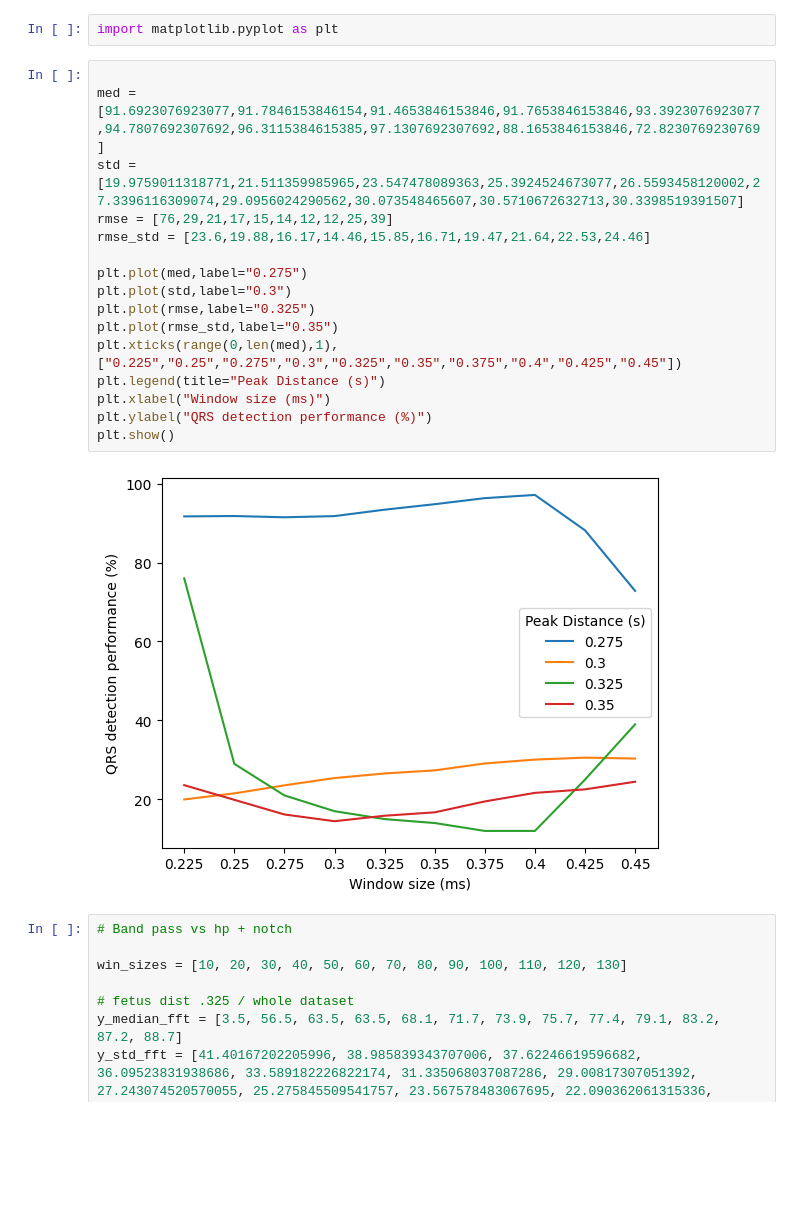
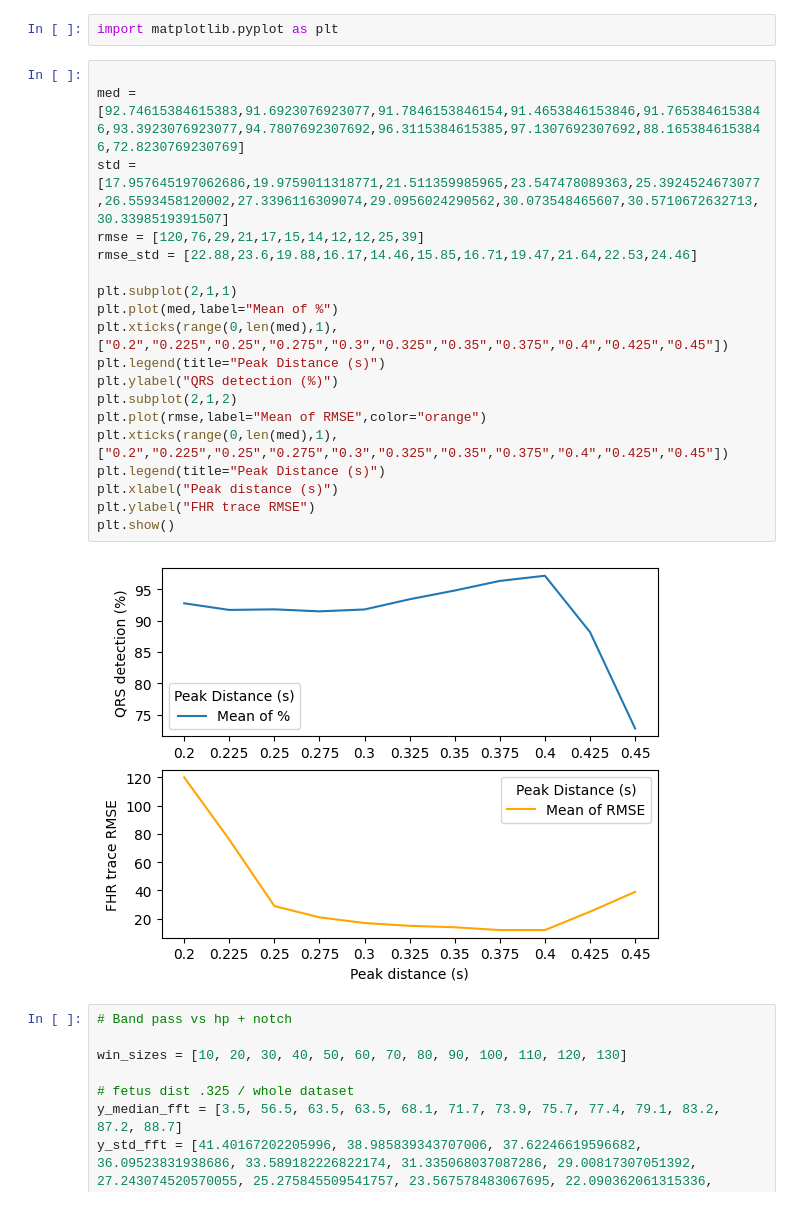
Before and after one commit to carlo-monti/Fetal_ECG_2024, a Jupyter notebook: stats_plot.ipynb, the cells around one changed output. Cells and saved outputs as stored; diff of their text form; blank space fills up the shorter version.

Commit message:
modified plots

```diff
--- a/stats_plot.ipynb
+++ b/stats_plot.ipynb
@@ -2,22 +2,25 @@
 import matplotlib.pyplot as plt
 # %%
 
-med = [91.6923076923077,91.7846153846154,91.4653846153846,91.7653846153846,93.3923076923077,94.7807692307692,96.3115384615385,97.1307692307692,88.1653846153846,72.8230769230769]
-std = [19.9759011318771,21.511359985965,23.547478089363,25.3924524673077,26.5593458120002,27.3396116309074,29.0956024290562,30.073548465607,30.5710672632713,30.3398519391507]
-rmse = [76,29,21,17,15,14,12,12,25,39]
-rmse_std = [23.6,19.88,16.17,14.46,15.85,16.71,19.47,21.64,22.53,24.46]
+med = [92.74615384615383,91.6923076923077,91.7846153846154,91.4653846153846,91.7653846153846,93.3923076923077,94.7807692307692,96.3115384615385,97.1307692307692,88.1653846153846,72.8230769230769]
+std = [17.957645197062686,19.9759011318771,21.511359985965,23.547478089363,25.3924524673077,26.5593458120002,27.3396116309074,29.0956024290562,30.073548465607,30.5710672632713,30.3398519391507]
+rmse = [120,76,29,21,17,15,14,12,12,25,39]
+rmse_std = [22.88,23.6,19.88,16.17,14.46,15.85,16.71,19.47,21.64,22.53,24.46]
 
-plt.plot(med,label="0.275")
-plt.plot(std,label="0.3")
-plt.plot(rmse,label="0.325")
-plt.plot(rmse_std,label="0.35")
-plt.xticks(range(0,len(med),1),["0.225","0.25","0.275","0.3","0.325","0.35","0.375","0.4","0.425","0.45"])
+plt.subplot(2,1,1)
+plt.plot(med,label="Mean of %")
+plt.xticks(range(0,len(med),1),["0.2","0.225","0.25","0.275","0.3","0.325","0.35","0.375","0.4","0.425","0.45"])
 plt.legend(title="Peak Distance (s)")
-plt.xlabel("Window size (ms)")
-plt.ylabel("QRS detection performance (%)")
+plt.ylabel("QRS detection (%)")
+plt.subplot(2,1,2)
+plt.plot(rmse,label="Mean of RMSE",color="orange")
+plt.xticks(range(0,len(med),1),["0.2","0.225","0.25","0.275","0.3","0.325","0.35","0.375","0.4","0.425","0.45"])
+plt.legend(title="Peak Distance (s)")
+plt.xlabel("Peak distance (s)")
+plt.ylabel("FHR trace RMSE")
 plt.show()
 # %% [output]
-[figure, old version]
+[figure, new version]
 # %%
 # Band pass vs hp + notch
 
```
Also changed, not shown: 1 other file.
